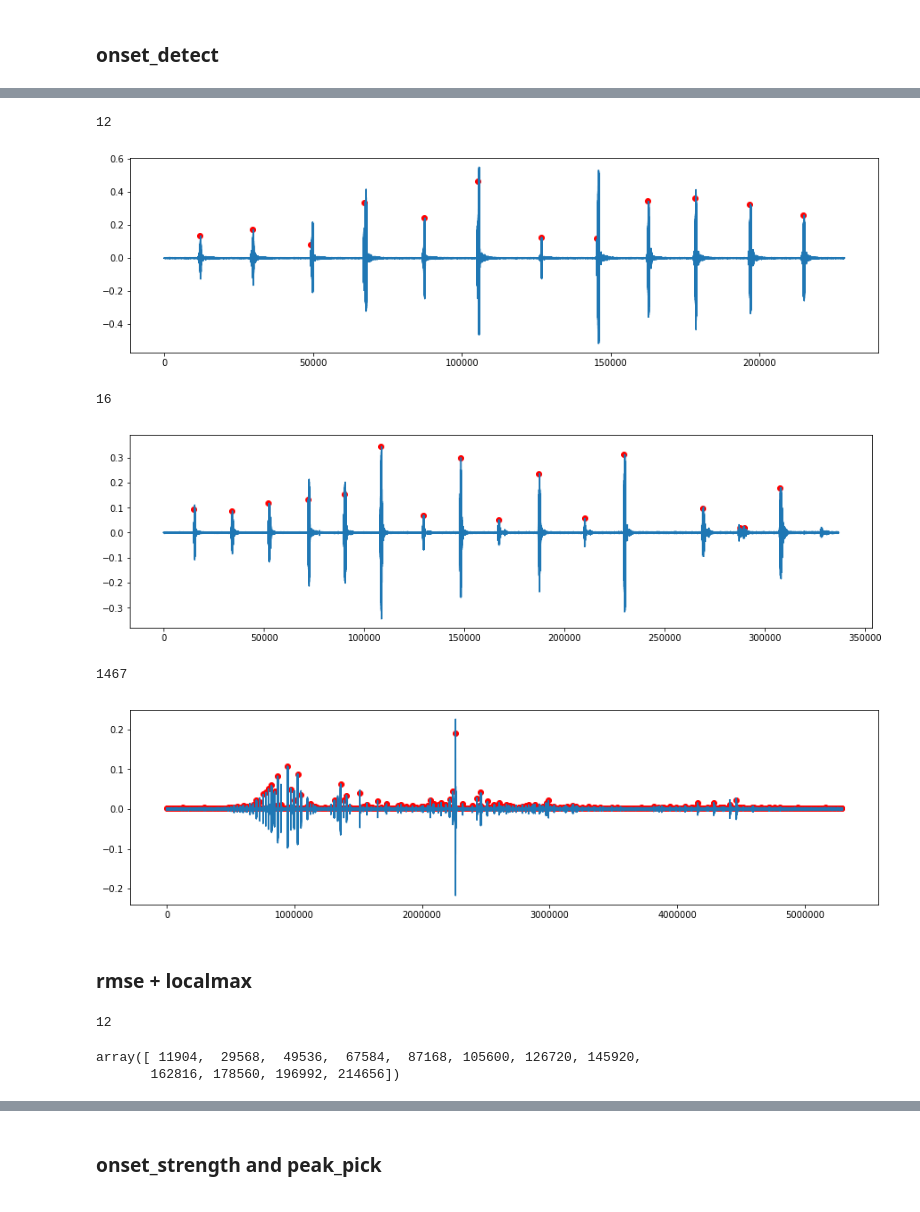
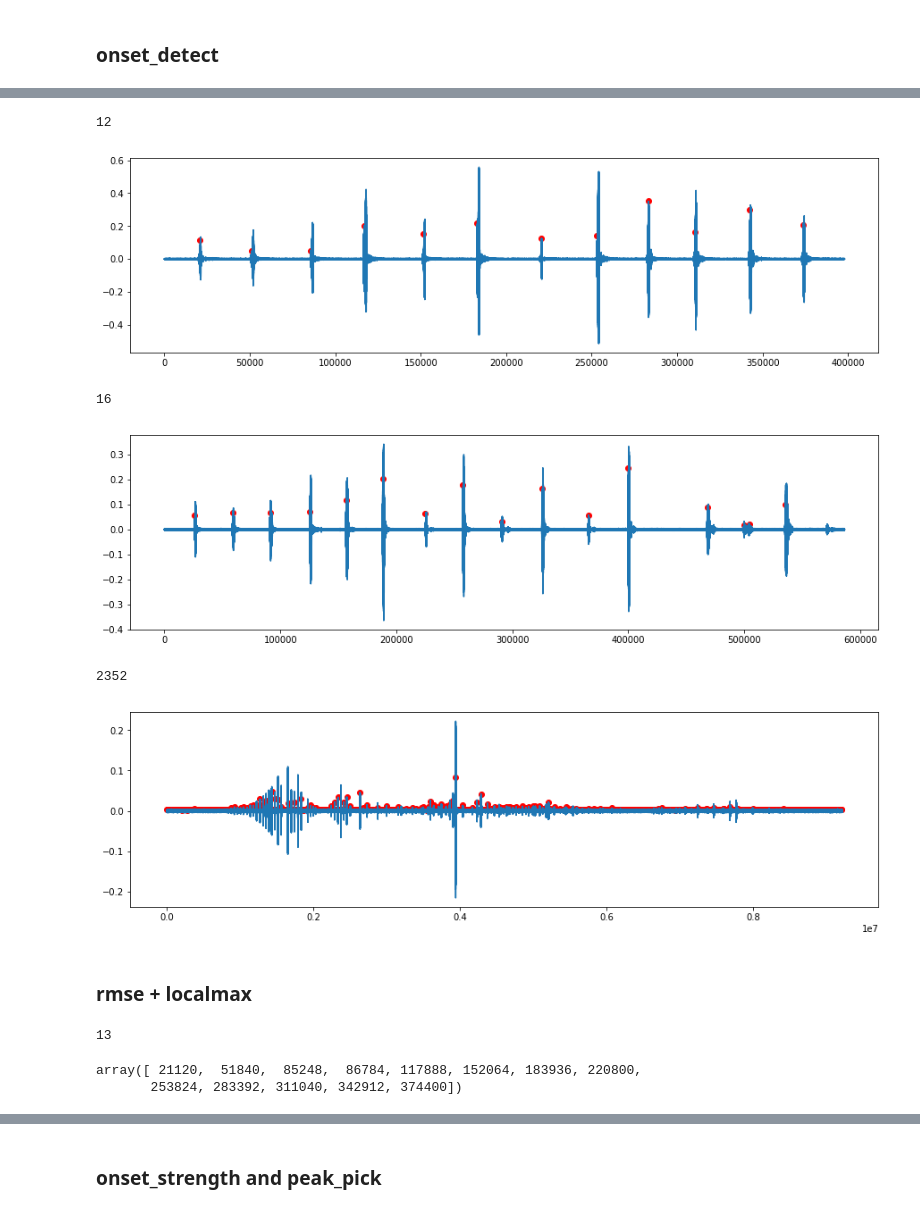
Before and after one commit to cloudedbats/cloudedbats_dsp, a Jupyter notebook: notebooks/experimental/librosa_detect_bat_pulses_in_time_domain.ipynb, the cells around one changed output, grey strips where cells are left out. Saved outputs shown, nothing was run; the diff lists cells and outputs as text; code cells hidden in the pictures.

```diff
--- a/notebooks/experimental/librosa_detect_bat_pulses_in_time_domain.ipynb
+++ b/notebooks/experimental/librosa_detect_bat_pulses_in_time_domain.ipynb
@@ -35,7 +35,7 @@ def test_onset_detect(y, hop_length):
     index_list = librosa.frames_to_samples(onsets, hop_length=hop_length)
     return index_list
 # %%
-y, sr = librosa.load('../data_in/Mdau_TE384.wav')
+y, sr = librosa.load('../data_in/Mdau_TE384.wav', sr=None)
 index_list = test_onset_detect(y, 384)
 print(len(index_list))
 index_list
@@ -51,5 +51,5 @@ index_list = test_onset_detect(y, 384)
 # %%
-y, sr = librosa.load('../data_in/Mdau_TE384.wav')
+y, sr = librosa.load('../data_in/Mdau_TE384.wav', sr=None)
 index_list = test_onset_detect(y, 384)#Compare to original signal. Red dots are peaks.
 plt.plot(y)
 plt.scatter(index_list, [y[x:x+400].max() for x in index_list], color='r')
@@ -57,9 +57,9 @@ print(len(index_list))
 plt.show()
 # %% [output]
 12
-[figure, old version]
+[figure, new version]
 # %%
-y, sr = librosa.load('../data_in/Ppip_TE384.wav')
+y, sr = librosa.load('../data_in/Ppip_TE384.wav', sr=None)
 index_list = test_onset_detect(y, 384)#Compare to original signal. Red dots are peaks.
 plt.plot(y)
 plt.scatter(index_list, [y[x:x+400].max() for x in index_list], color='r')
@@ -67,17 +67,17 @@ print(len(index_list))
 plt.show()
 # %% [output]
 16
-[figure, old version]
+[figure, new version]
 # %%
-y, sr = librosa.load('../data_in/Myotis-Plecotus-Eptesicus_TE384.wav')
+y, sr = librosa.load('../data_in/Myotis-Plecotus-Eptesicus_TE384.wav', sr=None)
 index_list = test_onset_detect(y, 384)#Compare to original signal. Red dots are peaks.
 plt.plot(y)
 plt.scatter(index_list, [y[x:x+400].max() for x in index_list], color='r')
 print(len(index_list))
 plt.show()
 # %% [output]
-1467
+2352
-[figure, old version]
+[figure, new version]
 # %% [markdown]
 ### rmse + localmax
 # %%
@@ -93,14 +93,14 @@ def test_rmse_localmax(y, hop_length):
     index_list = librosa.frames_to_samples(maxindexlist, hop_length=hop_length)
     return index_list
 # %%
-y, sr = librosa.load('../data_in/Mdau_TE384.wav')
+y, sr = librosa.load('../data_in/Mdau_TE384.wav', sr=None)
 index_list = test_rmse_localmax(y, 384)
 print(len(index_list))
 index_list
 # %% [output]
-12
+13
-array([ 11904,  29568,  49536,  67584,  87168, 105600, 126720, 145920,
-       162816, 178560, 196992, 214656])
+array([ 21120,  51840,  85248,  86784, 117888, 152064, 183936, 220800,
+       253824, 283392, 311040, 342912, 374400])
 # %%
 %%timeit
 test_rmse_localmax(y, 384)
```
Also changed, not shown: parts of 17 cells of this notebook, 1 other file.
